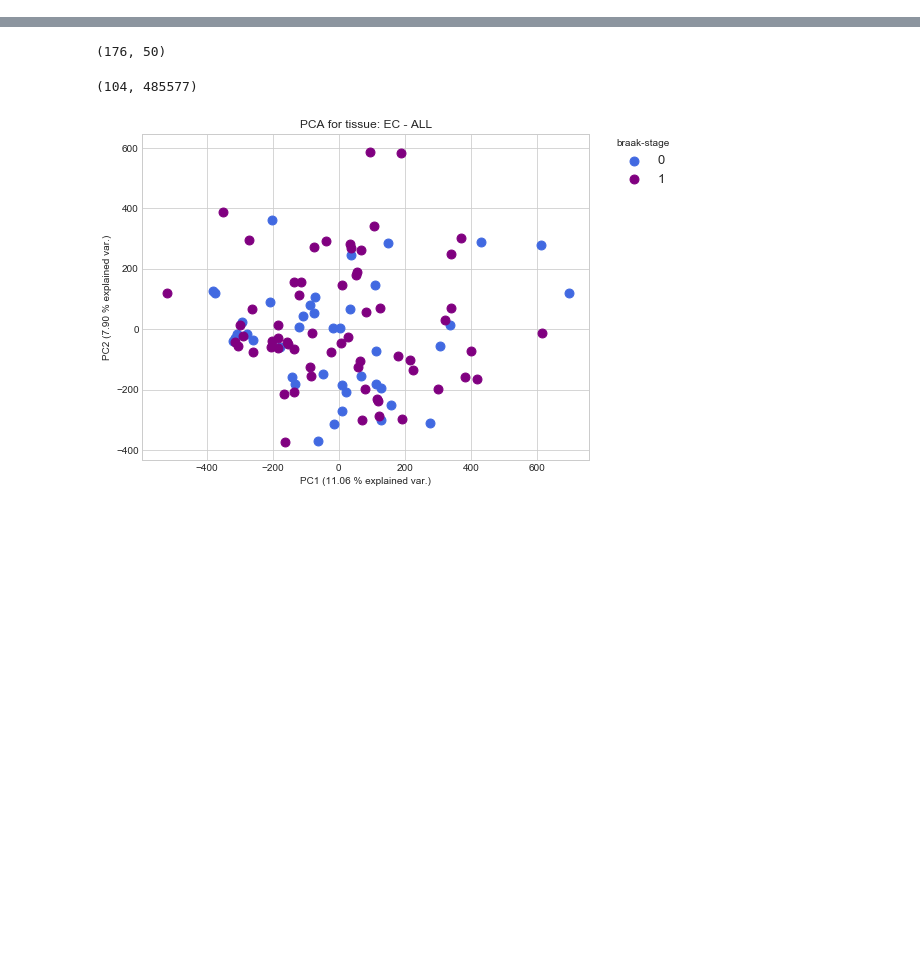
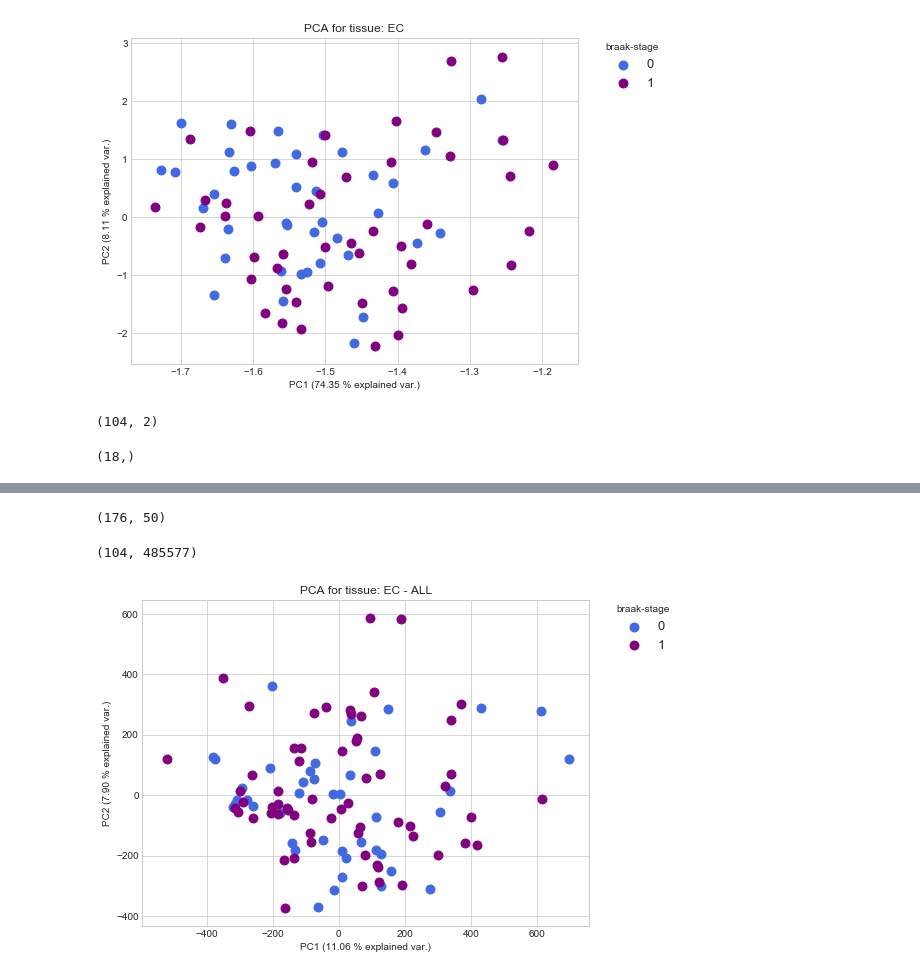
Before and after one commit to dcmm90/msc-dissertation, a Jupyter notebook: Train on blood.ipynb, the cells around one changed output, grey strips where cells are left out. Saved outputs shown, nothing was run; the diff lists cells and outputs as text; code cells hidden in the pictures; blank space fills up the shorter version.

```diff
--- a/Train on blood.ipynb
+++ b/Train on blood.ipynb
@@ -68,0 +147,43 @@ num
+# %%
+num = 16
+#train_full = blood
+#train = train_full[features_all]
+#train_red = train_full[features_all[0:num]]
+test = ec
+test = test[features_all]
+test_red = test[features_all[0:num]]
+#y_train = info['braak_bin'].loc[train.index]
+y_true = info['braak_bin'].loc[test.index]
+# %%
+ec = test_red
+labels = info['braak_bin'].loc[test.index]
+labels = np.array(labels)
+ec1 = StandardScaler().fit_transform(ec)
+pca_2 = PCA(2)
+plot_columns = pca_2.fit_transform(ec1)
+ins = np.where(plot_columns[:,0]<0)[0]
+plot_columns2=plot_columns[ins,:]
+labels = labels[ins]
+target_names = ['0','1']
+with plt.style.context('seaborn-whitegrid'):
+    plt.figure(figsize=(8, 6))
+    for c, i, target_name in zip(['royalblue','purple'],[0,1], target_names, ):
+        plt.scatter(x=plot_columns2[labels==i,0],
+                    y=plot_columns2[labels==i,1],
+                    c=c, label=target_name, s=80)
+    plt.xlabel('PC1 (%.2f %% explained var.)' % (pca_2.explained_variance_ratio_[0] * 100))
+    plt.ylabel('PC2 (%.2f %% explained var.)' % (pca_2.explained_variance_ratio_[1] * 100))
+    plt.legend(title='braak-stage', bbox_to_anchor=(1.05, 1), loc=2, borderaxespad=0., fontsize=13)
+    plt.title('PCA for tissue: %s' %tissue)
+    plt.show()
+# %% [output]
+[figure, added]
+# %%
+plot_columns.shape
+# %% [output]
+(104, 2)
+# %%
+out=np.where(plot_columns[:,0]>2)[0]
+out.shape
+# %% [output]
+(18,)
```
Also changed, not shown: parts of 18 cells of this notebook, 5 other files.
